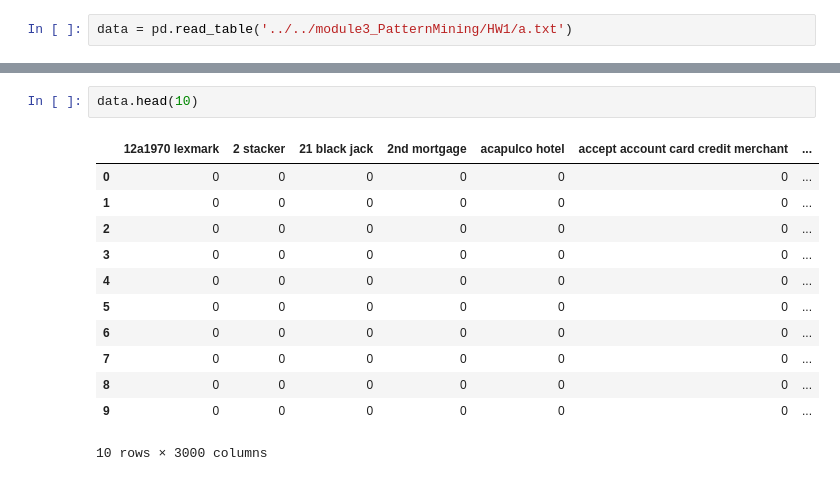
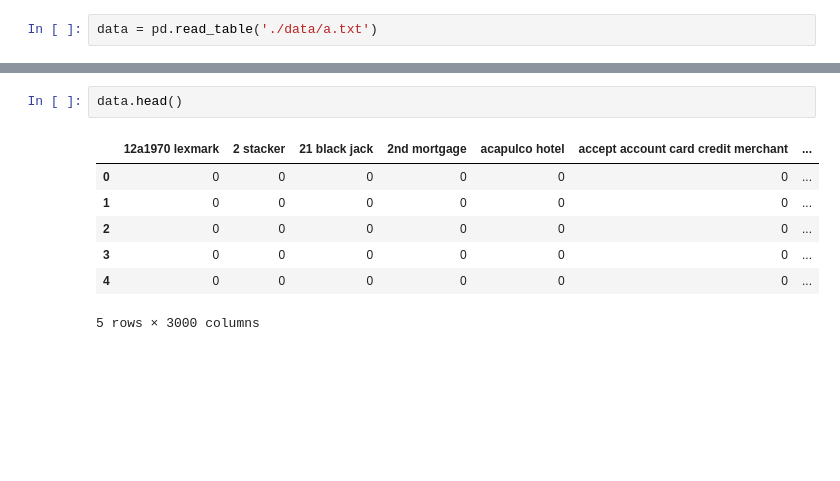
Before and after one commit to Dyomina/pattern-mining-hw, a Jupyter notebook: pattern-minimg-hw1.ipynb, the cells around one changed output, grey strips where cells are left out. Saved outputs shown, nothing was run; the diff lists cells and outputs as text; blank space fills up the shorter version.

```diff
--- a/pattern-minimg-hw1.ipynb
+++ b/pattern-minimg-hw1.ipynb
@@ -3,2 +14,2 @@ import pandas as pd
 # %%
-data = pd.read_table('../../module3_PatternMining/HW1/a.txt')
+data = pd.read_table('./data/a.txt')
@@ -37,15 +16,10 @@ print(max_len)
 # %%
-data.head(10)
+data.head()
 # %% [output]
 |  | 12a1970 lexmark | 2 stacker | 21 black jack | 2nd mortgage | acapulco hotel | accept account card credit merchant | ... |
 | 0 | 0 | 0 | 0 | 0 | 0 | 0 | ... |
 | 1 | 0 | 0 | 0 | 0 | 0 | 0 | ... |
 | 2 | 0 | 0 | 0 | 0 | 0 | 0 | ... |
 | 3 | 0 | 0 | 0 | 0 | 0 | 0 | ... |
 | 4 | 0 | 0 | 0 | 0 | 0 | 0 | ... |
-| 5 | 0 | 0 | 0 | 0 | 0 | 0 | ... |
-| 6 | 0 | 0 | 0 | 0 | 0 | 0 | ... |
-| 7 | 0 | 0 | 0 | 0 | 0 | 0 | ... |
-| 8 | 0 | 0 | 0 | 0 | 0 | 0 | ... |
-| 9 | 0 | 0 | 0 | 0 | 0 | 0 | ... |
-10 rows × 3000 columns
+5 rows × 3000 columns
```
Also changed, not shown: parts of 24 cells of this notebook, 5 other files.
